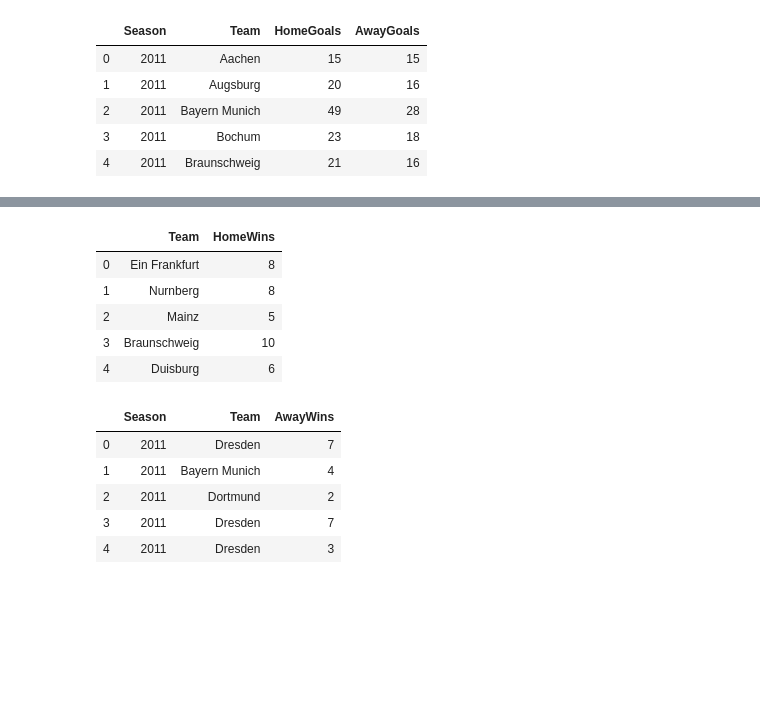
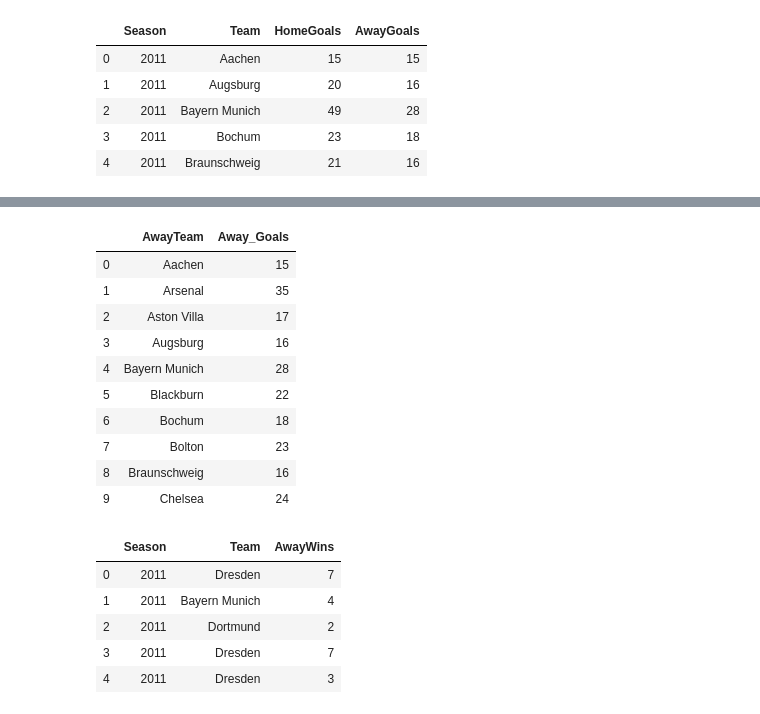
Before and after one commit to laurasuchomska/Football_Delphi_Project, a Jupyter notebook: Football_Delphi_Project.ipynb, the cells around one changed output, grey strips where cells are left out. Drawn from its saved outputs; the diff is of its cells as text; code cells hidden in the pictures; blank space fills up the shorter version.

```diff
--- a/Football_Delphi_Project.ipynb
+++ b/Football_Delphi_Project.ipynb
@@ -185,21 +240,25 @@ team_goals_df.head()
 # %%
-cur.execute('''SELECT HomeTeam AS Team, COUNT(FTR) AS HomeWins
-               FROM Matches
-               Where Season = 2011
-               AND FTR = 'H'
-               AND NOT Div ='E0'
-               GROUP BY AwayTeam
-               ;''')
-HomeWins_df = pd.DataFrame(cur.fetchall())
-HomeWins_df.columns = [x[0] for x in cur.description]
-HomeWins_df.head()
+cur.execute('''SELECT AwayTeam, SUM(FTAG) AS Away_Goals
+            FROM Matches
+            WHERE Season = 2011
+            GROUP BY 1;'''
+           )
+
+away_goals_df = pd.DataFrame(cur.fetchall())
+away_goals_df.columns = [x[0] for x in cur.description]
+away_goals_df.head(10)
 # %% [output]
-|  | Team | HomeWins |
-| 0 | Ein Frankfurt | 8 |
-| 1 | Nurnberg | 8 |
-| 2 | Mainz | 5 |
-| 3 | Braunschweig | 10 |
-| 4 | Duisburg | 6 |
+|  | AwayTeam | Away_Goals |
+| 0 | Aachen | 15 |
+| 1 | Arsenal | 35 |
+| 2 | Aston Villa | 17 |
+| 3 | Augsburg | 16 |
+| 4 | Bayern Munich | 28 |
+| 5 | Blackburn | 22 |
+| 6 | Bochum | 18 |
+| 7 | Bolton | 23 |
+| 8 | Braunschweig | 16 |
+| 9 | Chelsea | 24 |
 # %%
 cur.execute('''SELECT Season, AwayTeam AS Team, COUNT(FTR) AS AwayWins
                FROM Matches
```
Also changed, not shown: parts of 38 cells of this notebook, 1 other file.
